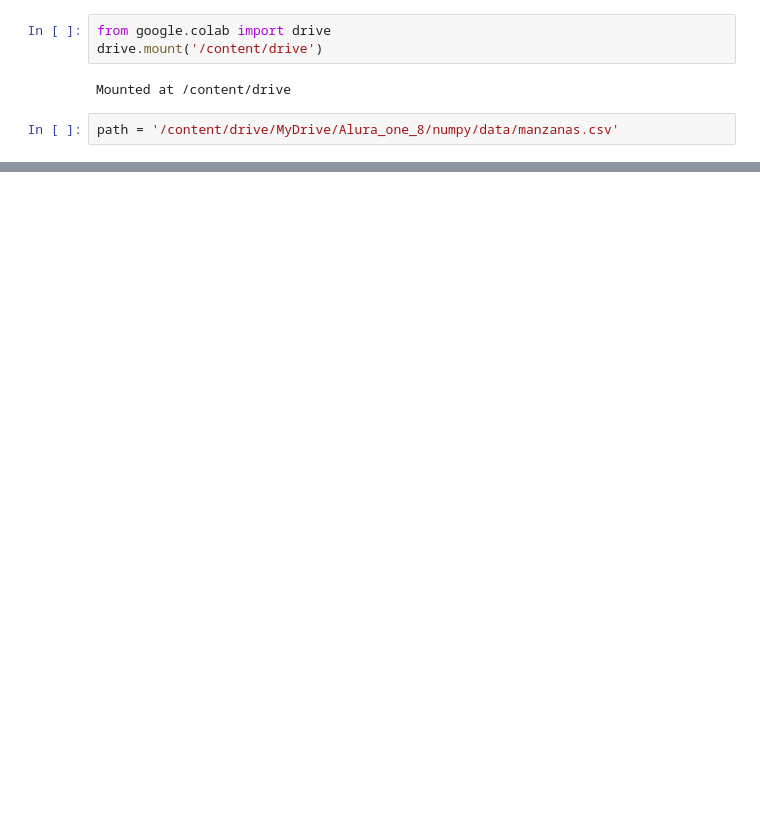
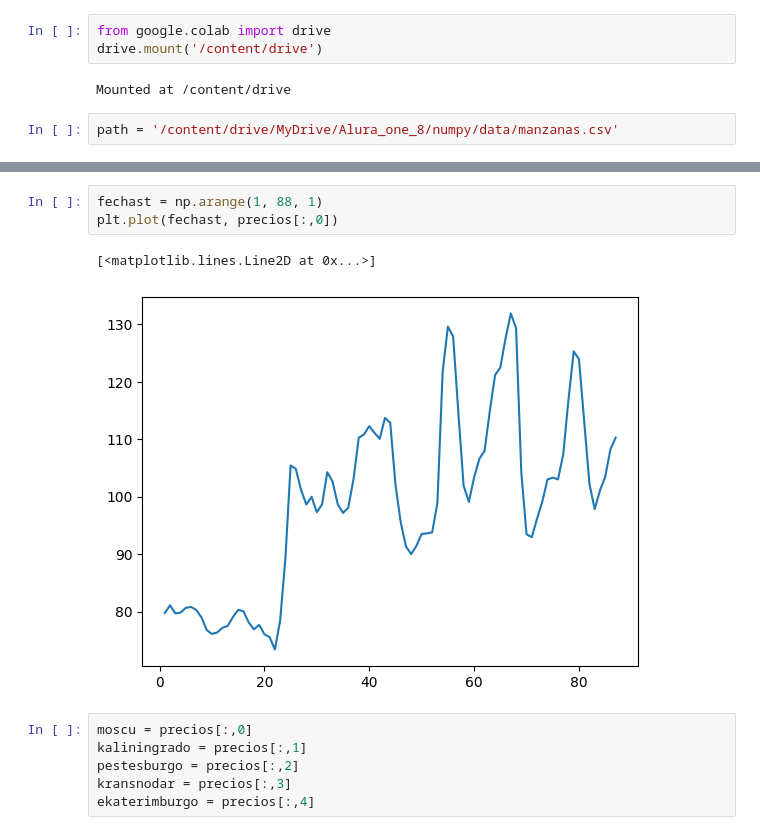
Before and after one commit to Cristiand056/Alura_data_science_basico, a Jupyter notebook: Numpy.ipynb, the cells around one changed output, grey strips where cells are left out. Saved outputs shown, nothing was run; the diff lists cells and outputs as text; blank space fills up the shorter version.

```diff
--- a/Numpy.ipynb
+++ b/Numpy.ipynb
@@ -63,0 +150,12 @@ array([[  1.2013,   2.2013,   3.2013,   4.2013,   5.2013,   6.2013,
+# %%
+fechast = np.arange(1, 88, 1)
+plt.plot(fechast, precios[:,0])
+# %% [output]
+[<matplotlib.lines.Line2D at 0x...>]
+[figure, added]
+# %%
+moscu = precios[:,0]
+kaliningrado = precios[:,1]
+pestesburgo = precios[:,2]
+kransnodar = precios[:,3]
+ekaterimburgo = precios[:,4]
```
Also changed, not shown: parts of 13 cells of this notebook.
